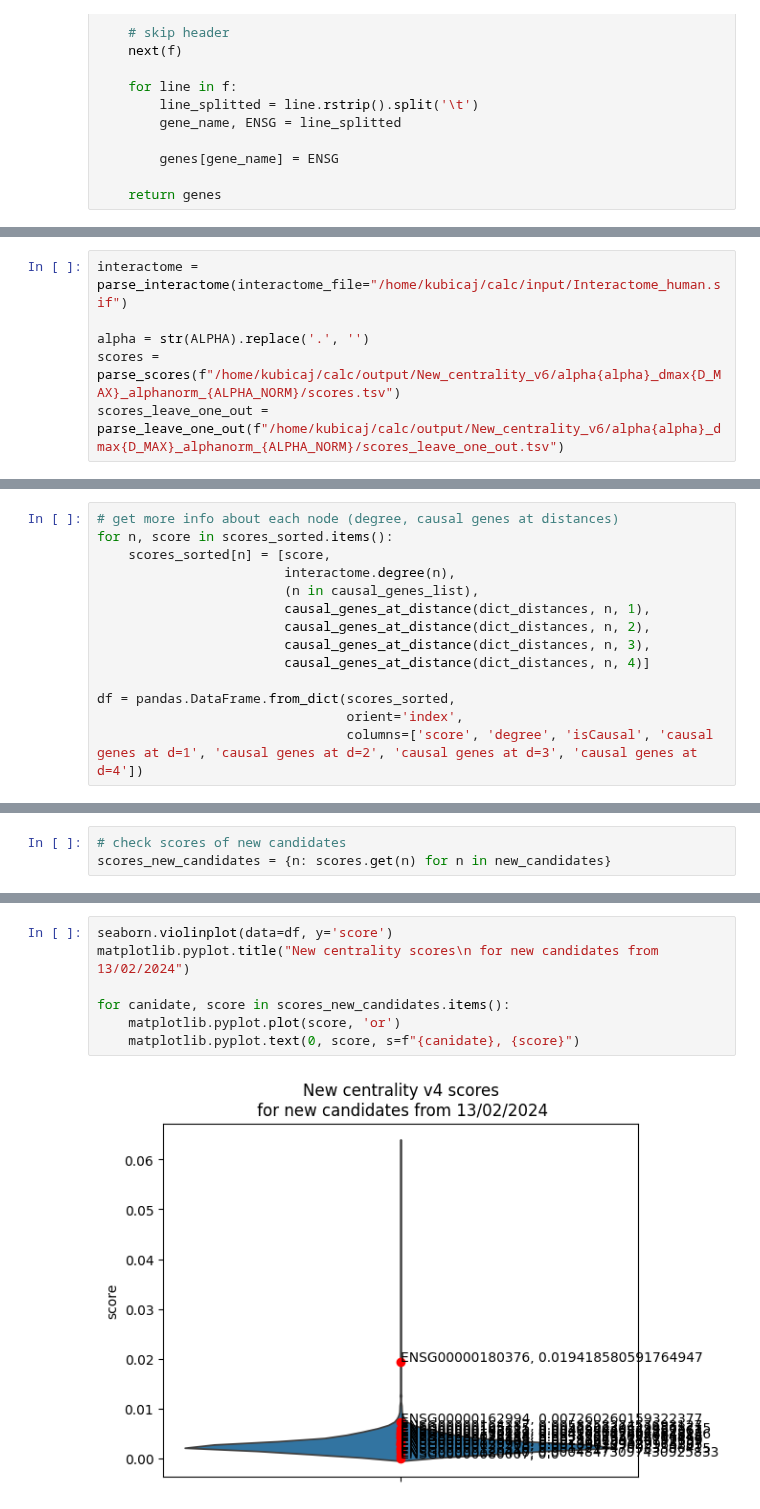
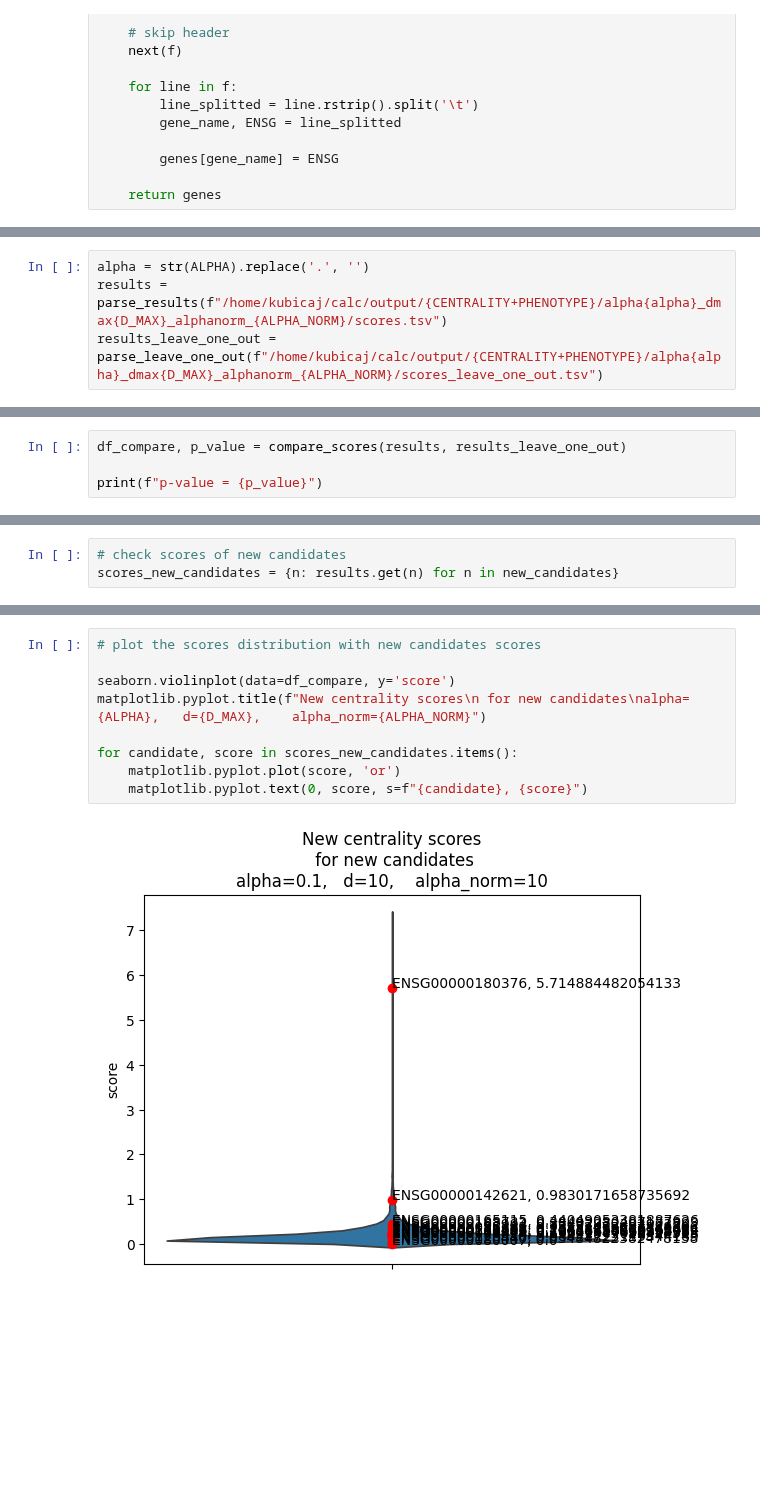
Before and after one commit to jjjk123/grexome-TIMC-Secondary-interactome, a Jupyter notebook: Interactome/jupyter_notebooks/analyze_scores_newCentrality.ipynb, the cells around one changed output, grey strips where cells are left out. Saved outputs shown, nothing was run; the diff lists cells and outputs as text; blank space fills up the shorter version.

```diff
--- a/Interactome/jupyter_notebooks/analyze_scores_newCentrality.ipynb
+++ b/Interactome/jupyter_notebooks/analyze_scores_newCentrality.ipynb
@@ -98,6 +124,4 @@ ALPHA_NORM = 1
 # %%
-interactome = parse_interactome(interactome_file="/home/kubicaj/calc/input/Interactome_human.sif")
-
 alpha = str(ALPHA).replace('.', '')
-scores = parse_scores(f"/home/kubicaj/calc/output/New_centrality_v6/alpha{alpha}_dmax{D_MAX}_alphanorm_{ALPHA_NORM}/scores.tsv")
-scores_leave_one_out = parse_leave_one_out(f"/home/kubicaj/calc/output/New_centrality_v6/alpha{alpha}_dmax{D_MAX}_alphanorm_{ALPHA_NORM}/scores_leave_one_out.tsv")
+results = parse_results(f"/home/kubicaj/calc/output/{CENTRALITY+PHENOTYPE}/alpha{alpha}_dmax{D_MAX}_alphanorm_{ALPHA_NORM}/scores.tsv")
+results_leave_one_out = parse_leave_one_out(f"/home/kubicaj/calc/output/{CENTRALITY+PHENOTYPE}/alpha{alpha}_dmax{D_MAX}_alphanorm_{ALPHA_NORM}/scores_leave_one_out.tsv")
@@ -115,0 +128,4 @@ Text(0.5, 1.0, 'Compare non-causal genes scores (all MMAF genes used)\n with sco
+# %%
+df_compare, p_value = compare_scores(results, results_leave_one_out)
+
+print(f"p-value = {p_value}")
@@ -166,14 +170,0 @@ NameError: name 'causal_genes' is not defined
-# %%
-# get more info about each node (degree, causal genes at distances)
-for n, score in scores_sorted.items():
-    scores_sorted[n] = [score,
-                        interactome.degree(n),
-                        (n in causal_genes_list),
-                        causal_genes_at_distance(dict_distances, n, 1),
-                        causal_genes_at_distance(dict_distances, n, 2),
-                        causal_genes_at_distance(dict_distances, n, 3),
-                        causal_genes_at_distance(dict_distances, n, 4)]
-
-df = pandas.DataFrame.from_dict(scores_sorted,
-                                orient='index',
-                                columns=['score', 'degree', 'isCausal', 'causal genes at d=1', 'causal genes at d=2', 'causal genes at d=3', 'causal genes at d=4'])
@@ -195,7 +186,7 @@ new_candidates_ENSG = [genes.get(n) for n in new_candidates_names]
 new_candidates = [n for n in new_candidates_ENSG if n in interactome]
 # %%
 # check scores of new candidates
-scores_new_candidates = {n: scores.get(n) for n in new_candidates}
+scores_new_candidates = {n: results.get(n) for n in new_candidates}
 # %%
 scores_new_candidates
 # %% [output]
@@ -219,9 +210,11 @@ scores_new_candidates
 # %%
-seaborn.violinplot(data=df, y='score')
-matplotlib.pyplot.title("New centrality scores\n for new candidates from 13/02/2024")
+# plot the scores distribution with new candidates scores
 
-for canidate, score in scores_new_candidates.items():
+seaborn.violinplot(data=df_compare, y='score')
+matplotlib.pyplot.title(f"New centrality scores\n for new candidates\nalpha={ALPHA},   d={D_MAX},    alpha_norm={ALPHA_NORM}")
+
+for candidate, score in scores_new_candidates.items():
     matplotlib.pyplot.plot(score, 'or')
-    matplotlib.pyplot.text(0, score, s=f"{canidate}, {score}")
+    matplotlib.pyplot.text(0, score, s=f"{candidate}, {score}")
 # %% [output]
-[figure, old version]
+[figure, new version]
```
Also changed, not shown: parts of 46 cells of this notebook, 2 other files.
